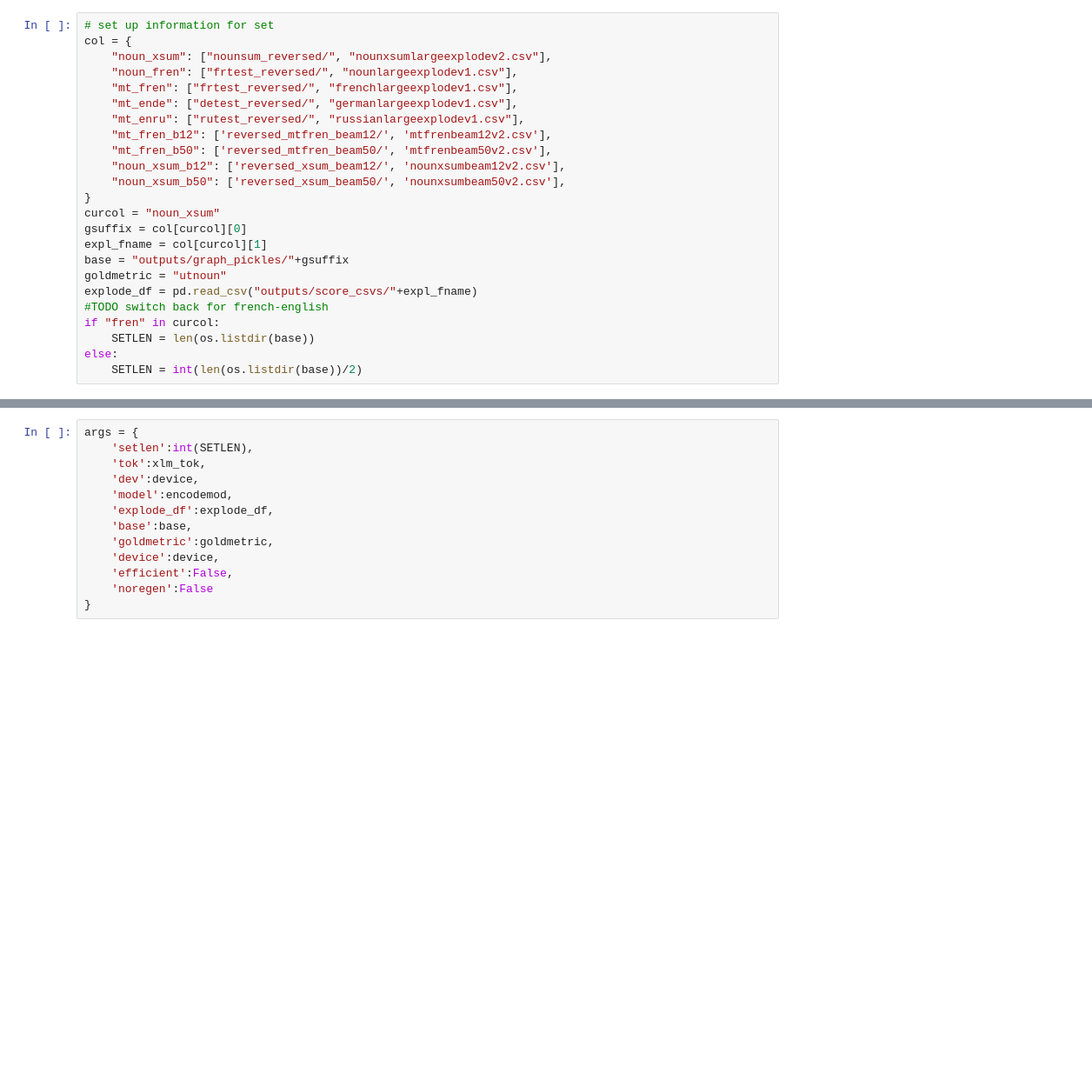
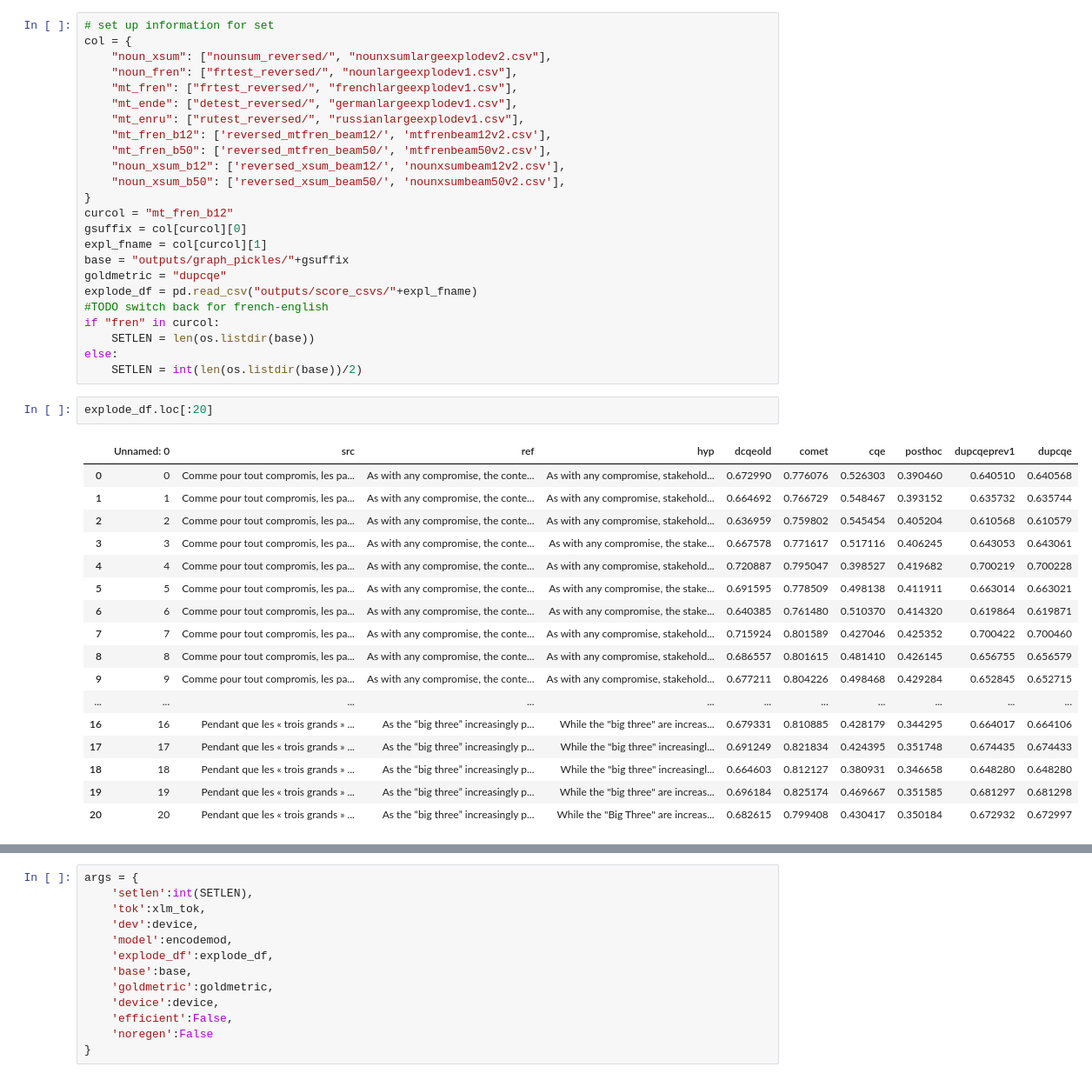
Before and after one commit to PrasannS/eel-reranking, a Jupyter notebook: diversity_eval.ipynb, the cells around one changed output, grey strips where cells are left out. Shown at 87% size. Cells and saved outputs as stored; diff of their text form; blank space fills up the shorter version.

```diff
--- a/diversity_eval.ipynb
+++ b/diversity_eval.ipynb
@@ -32,17 +32,37 @@ col = {
     "noun_xsum_b12": ['reversed_xsum_beam12/', 'nounxsumbeam12v2.csv'],
     "noun_xsum_b50": ['reversed_xsum_beam50/', 'nounxsumbeam50v2.csv'],
 }
-curcol = "noun_xsum"
+curcol = "mt_fren_b12"
 gsuffix = col[curcol][0]
 expl_fname = col[curcol][1]
 base = "outputs/graph_pickles/"+gsuffix
-goldmetric = "utnoun"
+goldmetric = "dupcqe"
 explode_df = pd.read_csv("outputs/score_csvs/"+expl_fname)
 #TODO switch back for french-english
 if "fren" in curcol:
     SETLEN = len(os.listdir(base))
 else:
     SETLEN = int(len(os.listdir(base))/2)
+# %%
+explode_df.loc[:20]
+# %% [output]
+|  | Unnamed: 0 | src | ref | hyp | dcqeold | comet | cqe | posthoc | dupcqeprev1 | dupcqe |
+| 0 | 0 | Comme pour tout compromis, les pa... | As with any compromise, the conte... | As with any compromise, stakehold... | 0.672990 | 0.776076 | 0.526303 | 0.390460 | 0.640510 | 0.640568 |
+| 1 | 1 | Comme pour tout compromis, les pa... | As with any compromise, the conte... | As with any compromise, stakehold... | 0.664692 | 0.766729 | 0.548467 | 0.393152 | 0.635732 | 0.635744 |
+| 2 | 2 | Comme pour tout compromis, les pa... | As with any compromise, the conte... | As with any compromise, stakehold... | 0.636959 | 0.759802 | 0.545454 | 0.405204 | 0.610568 | 0.610579 |
+| 3 | 3 | Comme pour tout compromis, les pa... | As with any compromise, the conte... | As with any compromise, the stake... | 0.667578 | 0.771617 | 0.517116 | 0.406245 | 0.643053 | 0.643061 |
+| 4 | 4 | Comme pour tout compromis, les pa... | As with any compromise, the conte... | As with any compromise, stakehold... | 0.720887 | 0.795047 | 0.398527 | 0.419682 | 0.700219 | 0.700228 |
+| 5 | 5 | Comme pour tout compromis, les pa... | As with any compromise, the conte... | As with any compromise, the stake... | 0.691595 | 0.778509 | 0.498138 | 0.411911 | 0.663014 | 0.663021 |
+| 6 | 6 | Comme pour tout compromis, les pa... | As with any compromise, the conte... | As with any compromise, the stake... | 0.640385 | 0.761480 | 0.510370 | 0.414320 | 0.619864 | 0.619871 |
+| 7 | 7 | Comme pour tout compromis, les pa... | As with any compromise, the conte... | As with any compromise, stakehold... | 0.715924 | 0.801589 | 0.427046 | 0.425352 | 0.700422 | 0.700460 |
+| 8 | 8 | Comme pour tout compromis, les pa... | As with any compromise, the conte... | As with any compromise, stakehold... | 0.686557 | 0.801615 | 0.481410 | 0.426145 | 0.656755 | 0.656579 |
+| 9 | 9 | Comme pour tout compromis, les pa... | As with any compromise, the conte... | As with any compromise, stakehold... | 0.677211 | 0.804226 | 0.498468 | 0.429284 | 0.652845 | 0.652715 |
+| ... | ... | ... | ... | ... | ... | ... | ... | ... | ... | ... |
+| 16 | 16 | Pendant que les « trois grands » ... | As the “big three” increasingly p... | While the "big three" are increas... | 0.679331 | 0.810885 | 0.428179 | 0.344295 | 0.664017 | 0.664106 |
+| 17 | 17 | Pendant que les « trois grands » ... | As the “big three” increasingly p... | While the "big three" increasingl... | 0.691249 | 0.821834 | 0.424395 | 0.351748 | 0.674435 | 0.674433 |
+| 18 | 18 | Pendant que les « trois grands » ... | As the “big three” increasingly p... | While the "big three" increasingl... | 0.664603 | 0.812127 | 0.380931 | 0.346658 | 0.648280 | 0.648280 |
+| 19 | 19 | Pendant que les « trois grands » ... | As the “big three” increasingly p... | While the "big three" are increas... | 0.696184 | 0.825174 | 0.469667 | 0.351585 | 0.681297 | 0.681298 |
+| 20 | 20 | Pendant que les « trois grands » ... | As the “big three” increasingly p... | While the "Big Three" are increas... | 0.682615 | 0.799408 | 0.430417 | 0.350184 | 0.672932 | 0.672997 |
 # %%
 # use noun model
 if "noun" in expl_fname:
```
Also changed, not shown: parts of 15 cells of this notebook, 43 other files.
